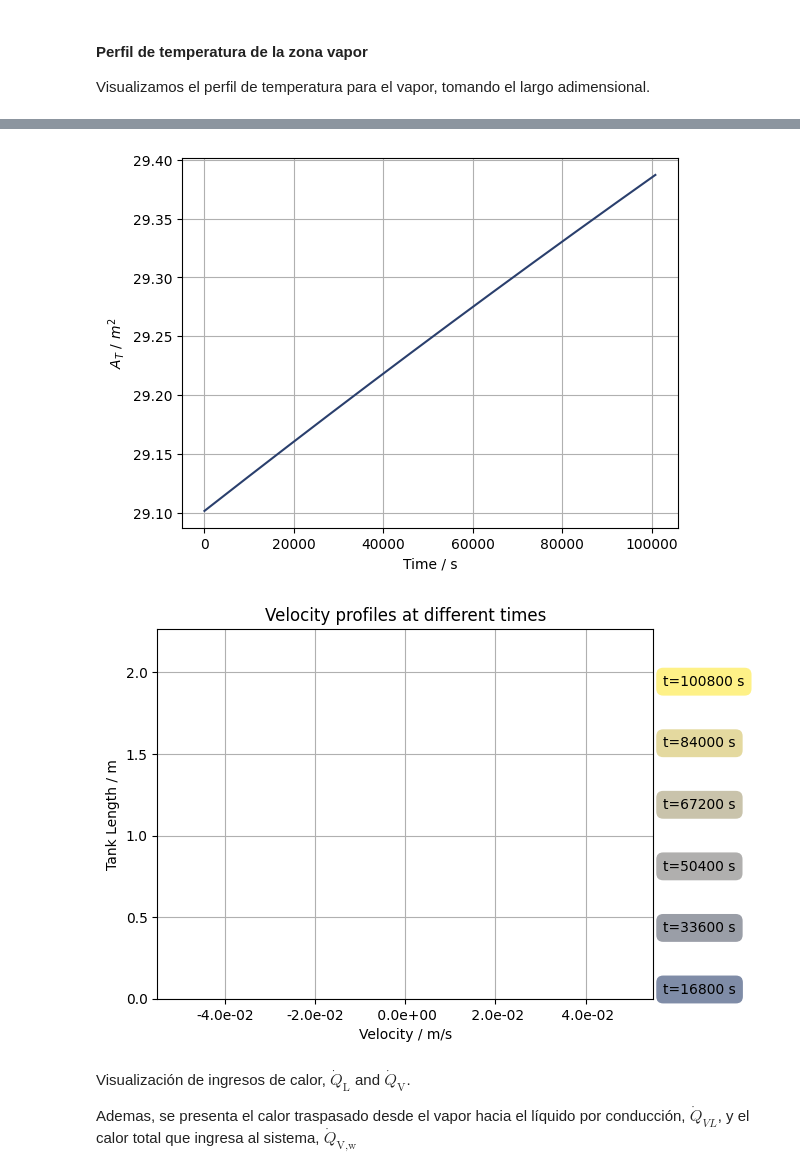
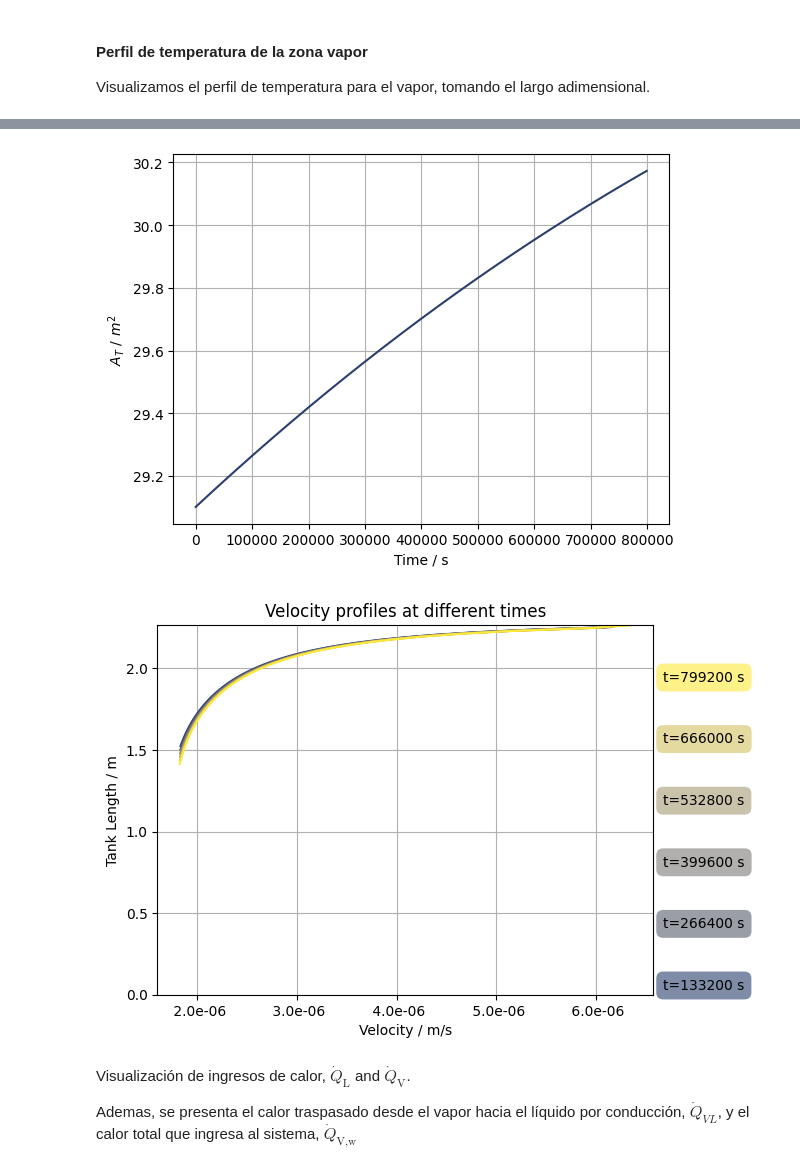
Before and after one commit to javiercorbella/CryoEvap-H, a Jupyter notebook: CryoEvap/notebooks/LH2_AirLiquide_Tank.ipynb, the cells around one changed output, grey strips where cells are left out. Cells and saved outputs as stored; diff of their text form; code cells hidden in the pictures.

```diff
--- a/CryoEvap/notebooks/LH2_AirLiquide_Tank.ipynb
+++ b/CryoEvap/notebooks/LH2_AirLiquide_Tank.ipynb
@@ -38,15 +38,16 @@ d_o = d_i + 0.02   # External diameter / m
 T_air = 298 # Temperature of the environment K
 
 # Set overall heat transfer coefficient through the walls for liquid and vapour
-U_L = 0.01063 # W/m2/K
-U_V = 0.01063 # W/m2/K
-eta = 0.95
+
+U_L = 0.0045
+U_V = 0.0045
+eta = 0.9
 
 # Specify heat transfer rate at the bottom to prevent ground heating
 Q_b = 0 # W,
 Q_roof = 0
 
-# Spherical tank volume
+# Tank volume
 V_tank      = 56 # m^3
 Lenght_tank = 13.478 # m, length of the tank
 
@@ -54,11 +55,11 @@ Lenght_tank = 13.478 # m, length of the tank
 LF = 0.8
 
 # Specify tank operating pressure
-P = 117e3 # Pa
+P = 500e3 # Pa
 
 Geo_v1 = "horizontal"
+Geo_l1 = "horizontal"
 
-Geo_l1 = "horizontal"
 
 # Initialize large-scale tank
 hor_tank = Tank(d_i, d_o, V_tank, Geo_v1, Geo_l1, LF, Lenght_tank)
@@ -142,11 +143,11 @@ hor_tank.plot_tv()
 # %%
 hor_tank.plot_A_T()
 # %% [output]
-[figure, old version]
+[figure, new version]
 # %%
-hor_tank.plot_vz()
+hor_tank.plot_vz_h()
 # %% [output]
-[figure, old version]
+[figure, new version]
 # %% [markdown]
 Visualización de ingresos de calor, $\dot{Q}_{\text{L}}$ and  $\dot{Q}_{\text{V}}$.
 
```
Also changed, not shown: parts of 7 cells of this notebook.
